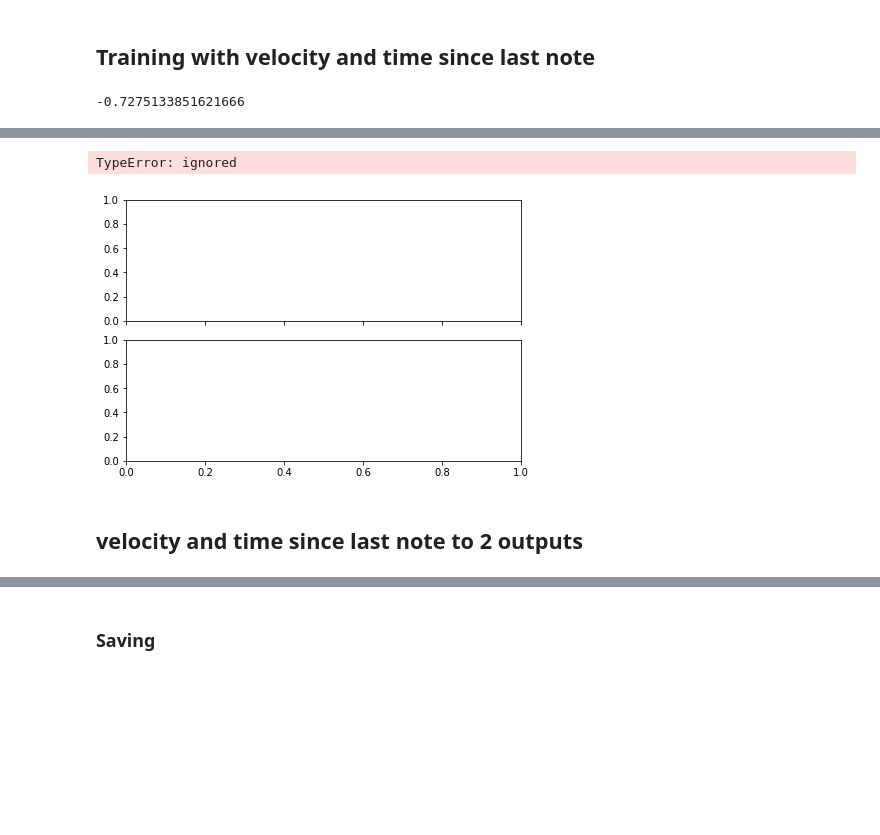
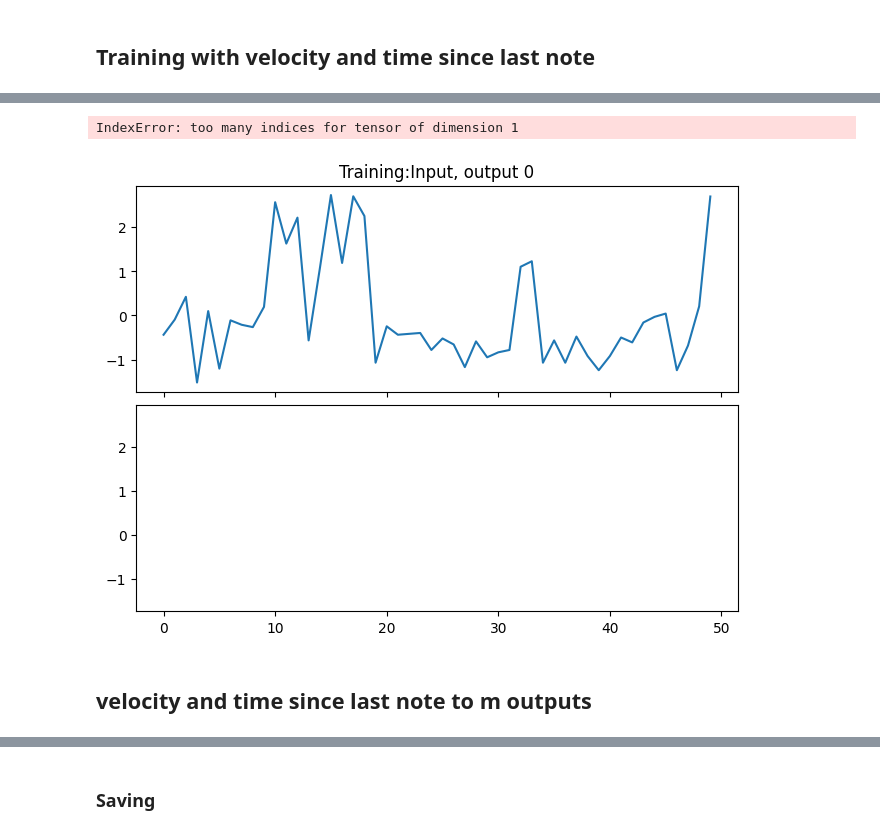
Before and after one commit to trian-gles/aloof-machine, a Jupyter notebook: RNN_IMPROV.ipynb, the cells around one changed output, grey strips where cells are left out. Cells and saved outputs as stored; diff of their text form; code cells hidden in the pictures; blank space fills up the shorter version.

```diff
--- a/RNN_IMPROV.ipynb
+++ b/RNN_IMPROV.ipynb
@@ -108,6 +108,9 @@ class LSTMMemory(torch.nn.Module):
   def fit(self, data):
     self._scaler.fit(data)
 
+  def transform(self, data):
+    return self._scaler.transform(data)
+
   def fit_transform(self, data):
     return self._scaler.fit_transform(data)
 # %% [markdown]
@@ -212,7 +215,7 @@ Blue inputs, orange outputs
 # N random sines -> M random permuted sines
 # %%
 inputs = 2
-outputs = 1
+outputs = 3
 
 random.seed(20)
 torch.manual_seed(41)
@@ -274,7 +277,7 @@ Predicted:  [[[-0.09361673146486282], [-0.11327306926250458], [-0.12409448623657
 from sklearn import preprocessing
 from math import log
 # %%
-with open('/content/drive/MyDrive/rnn_improv/time_vel.txt') as f:
+with open('dataset.txt') as f:
   txt = f.readlines()
 model = LSTMMemory(15)
 data_pts = []
@@ -289,10 +292,10 @@ for pt in txt:
   times.append(time)
   vels.append(vel)
 
-times = times
-scaled_vels = preprocessing.scale(vels)
+times = times[::-1]
+scaled_vels = preprocessing.scale(vels[::-1])
 scaled_vels2 = model.fit_transform(np.array(vels).reshape(len(vels), 1))
-data_pts_np = np.array(data_pts)
+data_pts_np = np.array(data_pts[::-1])
 
 print("TIMES")
 plt.figure()
@@ -378,9 +315,3 @@ plt.hist(np.array(data_pts)[:, 0])
-# %%
-X_row[:, 0].tolist()[0]
-# %% [output]
--0.7275133851621666
-# %%
-data_pts_np = np.array(data_pts)
 # %%
 random.seed(39)
 torch.manual_seed(42)
@@ -416,14 +347,5 @@ for i in range(4):
     test_X = scaled_data[(i + 1) * 50:(i + 2) * 50].reshape(1, 50, 2).float()
     test_predicted_y = model_2d(test_X)
 
-  axs = (plt.figure(constrained_layout=True)
-      .subplots(1, 2, sharex=True, sharey=True))
-  axs[0].set(title="TESTING Time since last note vs output")
-  axs[1].set(title="TESTING Velocity vs output")
-  axs[0].plot(test_X[:, :, 0].tolist()[0])
-  axs[0].plot((test_predicted_y * 2).tolist()[0])
-  axs[1].plot(test_X[:, :, 1].tolist()[0])
-  axs[1].plot((test_predicted_y * 2).tolist()[0])
-  plt.show()
-print("Predicted: ", test_predicted_y.tolist())
+  curve_plot(2, 1, test_X, test_predicted_y, "Testing:")
 # %% [output]
@@ -440,5 +362,5 @@ Loss = 0.06871214509010315 but why do I care?
-TypeError: ignored
+IndexError: too many indices for tensor of dimension 1
-[figure, old version]
+[figure, new version]
 # %% [markdown]
-## velocity and time since last note to 2 outputs
+## velocity and time since last note to m outputs
 # %%
```
Also changed, not shown: parts of 13 cells of this notebook.
